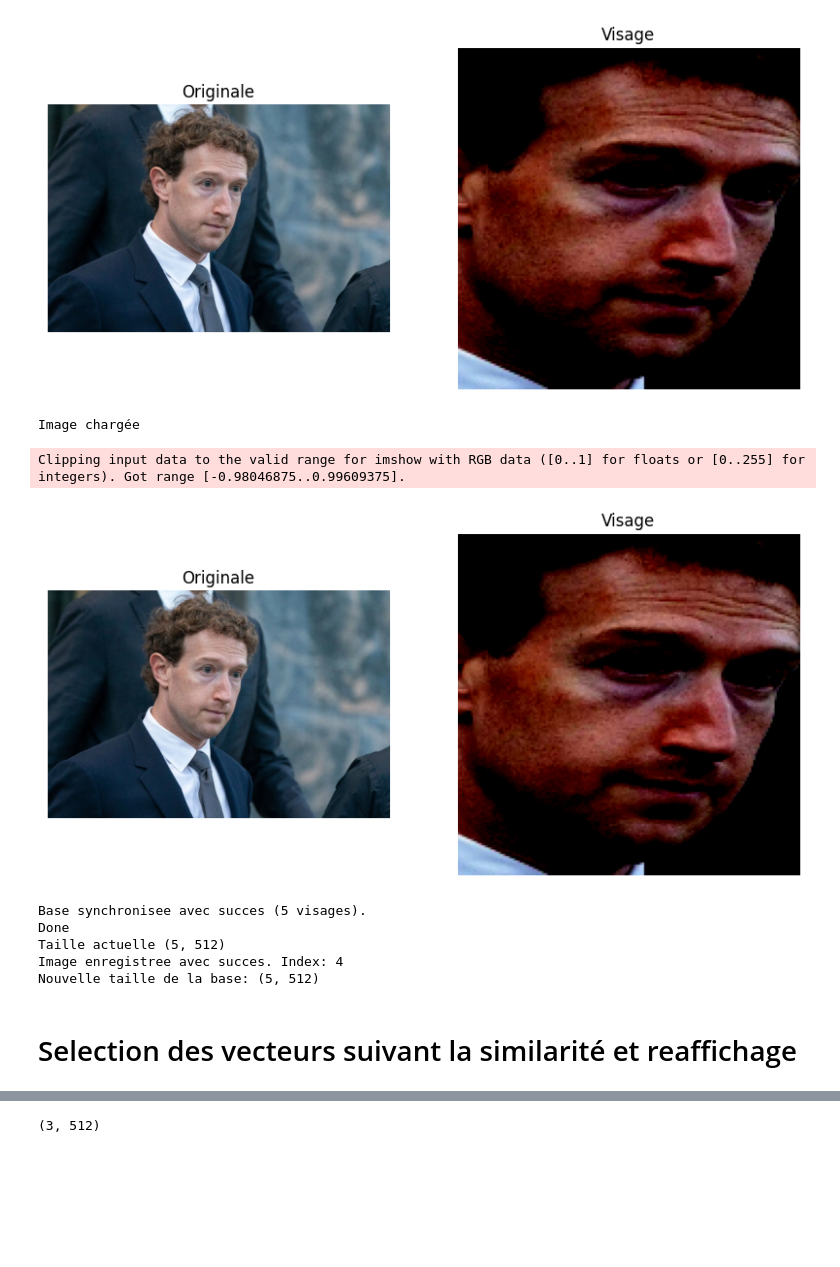
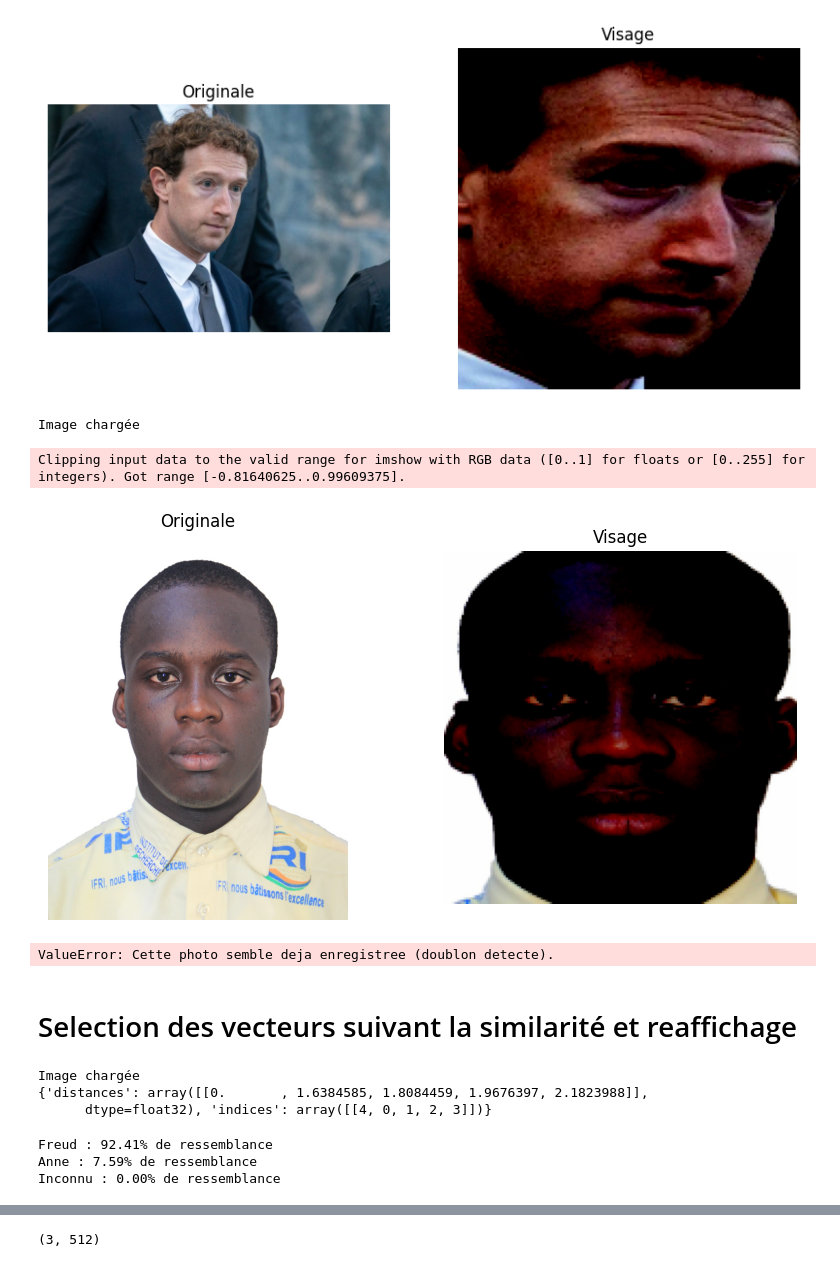
Before and after one commit to FreudArthur/DeepScan, a Jupyter notebook: source/essai.ipynb, the cells around one changed output, grey strips where cells are left out. Saved outputs shown, nothing was run; the diff lists cells and outputs as text; code cells hidden in the pictures; blank space fills up the shorter version.

Commit message:
Mise a jour de la recherche vectorielle avec Faiss

```diff
--- a/source/essai.ipynb
+++ b/source/essai.ipynb
@@ -489,13 +486,9 @@ np.save("../data/embeddings.npy" , db)
 # %%
-img = pipeline_save_image("..\\data\\images\\markzuck.jpg" , person_name="Mark Zuckerberg")
+img = pipeline_save_image("..\\data\\images\\Laurent.jpg" , person_name="Laurent")
 # %% [output]
 Image chargée
-Clipping input data to the valid range for imshow with RGB data ([0..1] for floats or [0..255] for integers). Got range [-0.98046875..0.99609375].
+Clipping input data to the valid range for imshow with RGB data ([0..1] for floats or [0..255] for integers). Got range [-0.81640625..0.99609375].
-[figure, old version]
+[figure, new version]
-Base synchronisee avec succes (5 visages).
-Done
-Taille actuelle (5, 512)
-Image enregistree avec succes. Index: 4
-Nouvelle taille de la base: (5, 512)
+ValueError: Cette photo semble deja enregistree (doublon detecte).
 # %% [markdown]
 # Selection des vecteurs suivant la similarité et reaffichage
@@ -501,0 +511,34 @@ Nouvelle taille de la base: (5, 512)
+# %%
+database = np.load("..\\data\\embeddings.npy")
+vector = img_to_embedding( load_image("..\\data\\images\\Laurent.jpg") )
+
+
+print(calc_distance_with_faiss(database=database , vector=vector))
+# %% [output]
+Image chargée
+{'distances': array([[0.       , 1.6384585, 1.8084459, 1.9676397, 2.1823988]],
+      dtype=float32), 'indices': array([[4, 0, 1, 2, 3]])}
+# %%
+# Probabilités softmax
+
+def distances_to_probs(distances , T=0.1):
+    # On utilise une version de Softmax inversée
+    # On peut ajouter un facteur de "température" (T) pour lisser les résultats
+    exp_d = np.exp(-np.array(distances) / T)
+    probabilities = exp_d / np.sum(exp_d)
+
+    return probabilities
+
+
+# Exemple : Tu as trouvé 3 personnes avec ces distances euclidiennes
+dist = [0.2, 0.45, 1.60] # Le premier est le plus proche
+noms = ["Freud", "Anne", "Inconnu"]
+
+probs = distances_to_probs(dist , T=0.1)
+
+for i in range(len(noms)):
+    print(f"{noms[i]} : {probs[i]*100:.2f}% de ressemblance")
+# %% [output]
+Freud : 92.41% de ressemblance
+Anne : 7.59% de ressemblance
+Inconnu : 0.00% de ressemblance
```
Also changed, not shown: parts of 7 cells of this notebook, 5 other files.
